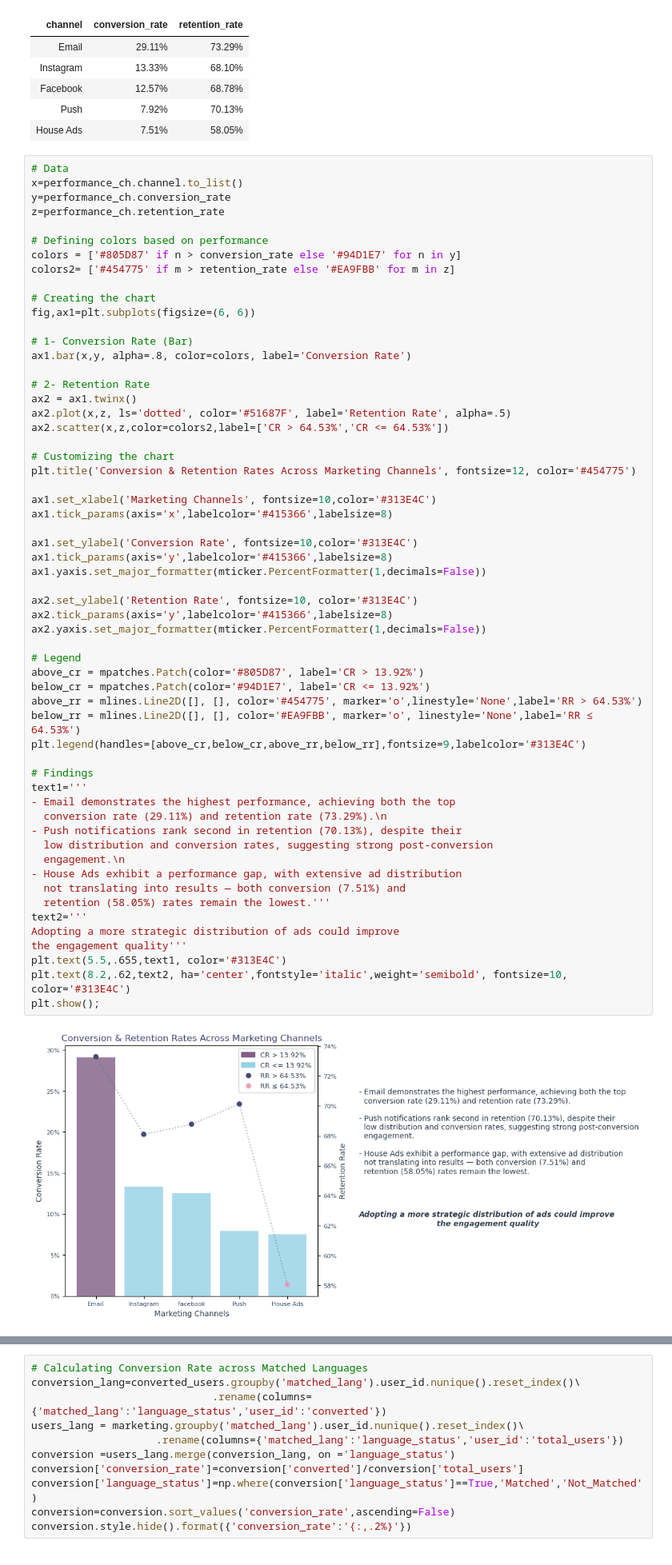
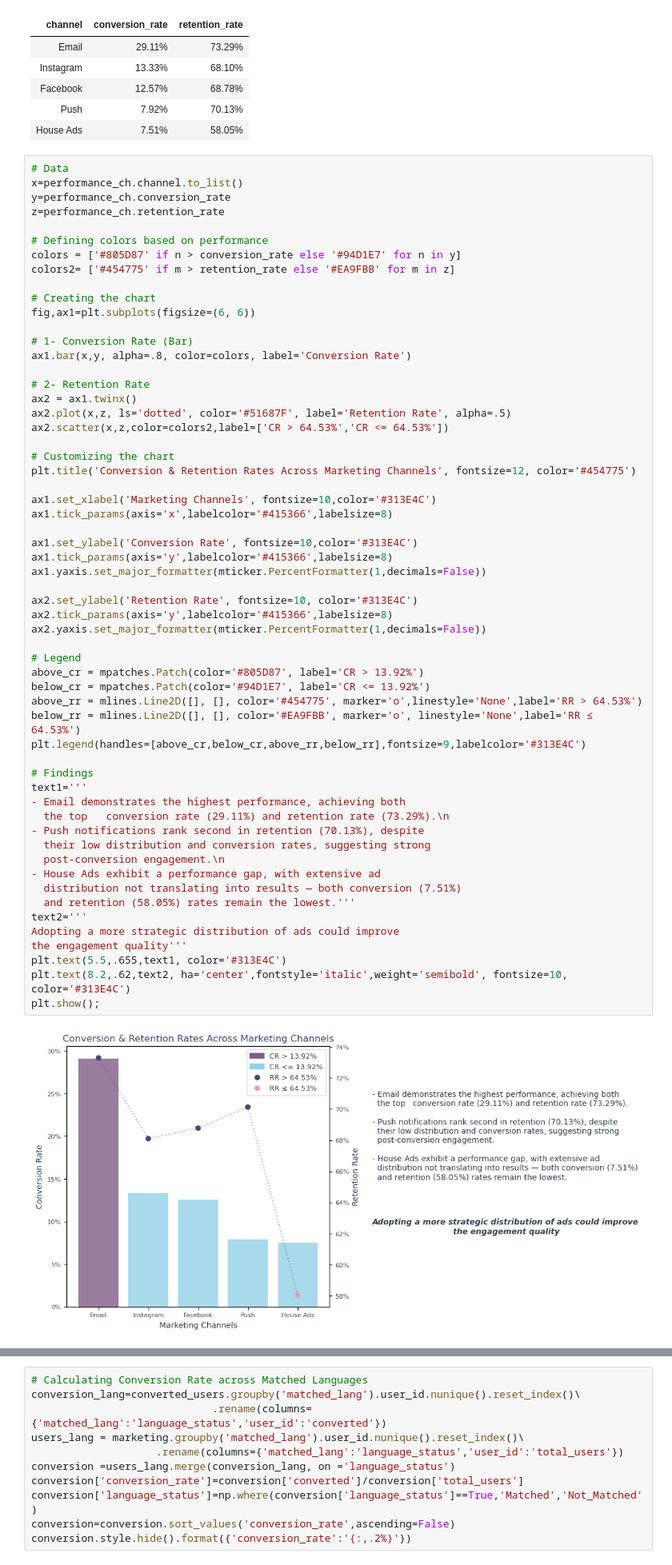
Before and after one commit to hend-a-ghafour/Analyzing_Marketing_Campaigns, a Jupyter notebook: Analyzing_Marketing_Campaigns.ipynb, the cells around one changed output, grey strips where cells are left out. Shown at 80% size. Saved outputs shown, nothing was run; the diff lists cells and outputs as text.

```diff
--- a/Analyzing_Marketing_Campaigns.ipynb
+++ b/Analyzing_Marketing_Campaigns.ipynb
@@ -974,41 +974,41 @@ ax2.scatter(x,z,color=colors2,label=['CR > 64.53%','CR <= 64.53%'])
 # Customizing the chart
 plt.title('Conversion & Retention Rates Across Marketing Channels', fontsize=12, color='#454775')
 
 ax1.set_xlabel('Marketing Channels', fontsize=10,color='#313E4C')
 ax1.tick_params(axis='x',labelcolor='#415366',labelsize=8)
 
 ax1.set_ylabel('Conversion Rate', fontsize=10,color='#313E4C')
 ax1.tick_params(axis='y',labelcolor='#415366',labelsize=8)
 ax1.yaxis.set_major_formatter(mticker.PercentFormatter(1,decimals=False))
 
 ax2.set_ylabel('Retention Rate', fontsize=10, color='#313E4C')
 ax2.tick_params(axis='y',labelcolor='#415366',labelsize=8)
 ax2.yaxis.set_major_formatter(mticker.PercentFormatter(1,decimals=False))
 
 # Legend
 above_cr = mpatches.Patch(color='#805D87', label='CR > 13.92%')
 below_cr = mpatches.Patch(color='#94D1E7', label='CR <= 13.92%')
 above_rr = mlines.Line2D([], [], color='#454775', marker='o',linestyle='None',label='RR > 64.53%')
 below_rr = mlines.Line2D([], [], color='#EA9FBB', marker='o', linestyle='None',label='RR ≤ 64.53%')
 plt.legend(handles=[above_cr,below_cr,above_rr,below_rr],fontsize=9,labelcolor='#313E4C')
 
 # Findings
 text1='''
-- Email demonstrates the highest performance, achieving both the top
-  conversion rate (29.11%) and retention rate (73.29%).\n
-- Push notifications rank second in retention (70.13%), despite their
-  low distribution and conversion rates, suggesting strong post-conversion
-  engagement.\n
-- House Ads exhibit a performance gap, with extensive ad distribution
-  not translating into results — both conversion (7.51%) and
-  retention (58.05%) rates remain the lowest.'''
+- Email demonstrates the highest performance, achieving both
+  the top   conversion rate (29.11%) and retention rate (73.29%).\n
+- Push notifications rank second in retention (70.13%), despite
+  their low distribution and conversion rates, suggesting strong
+  post-conversion engagement.\n
+- House Ads exhibit a performance gap, with extensive ad
+  distribution not translating into results — both conversion (7.51%)
+  and retention (58.05%) rates remain the lowest.'''
 text2='''
 Adopting a more strategic distribution of ads could improve
 the engagement quality'''
 plt.text(5.5,.655,text1, color='#313E4C')
 plt.text(8.2,.62,text2, ha='center',fontstyle='italic',weight='semibold', fontsize=10, color='#313E4C')
 plt.show();
 # %% [output]
-[figure, old version]
+[figure, new version]
 # %%
 # Calculating Conversion Rate across variant classifications
```
Also changed, not shown: parts of 7 cells of this notebook.
